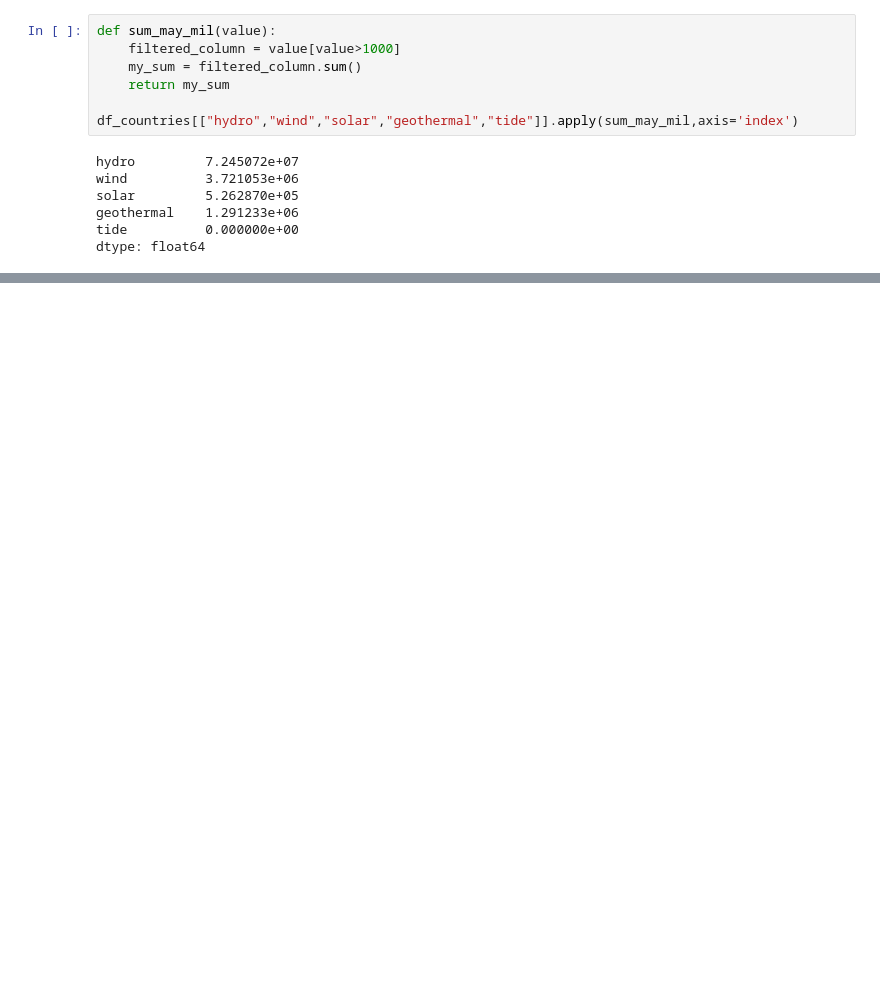
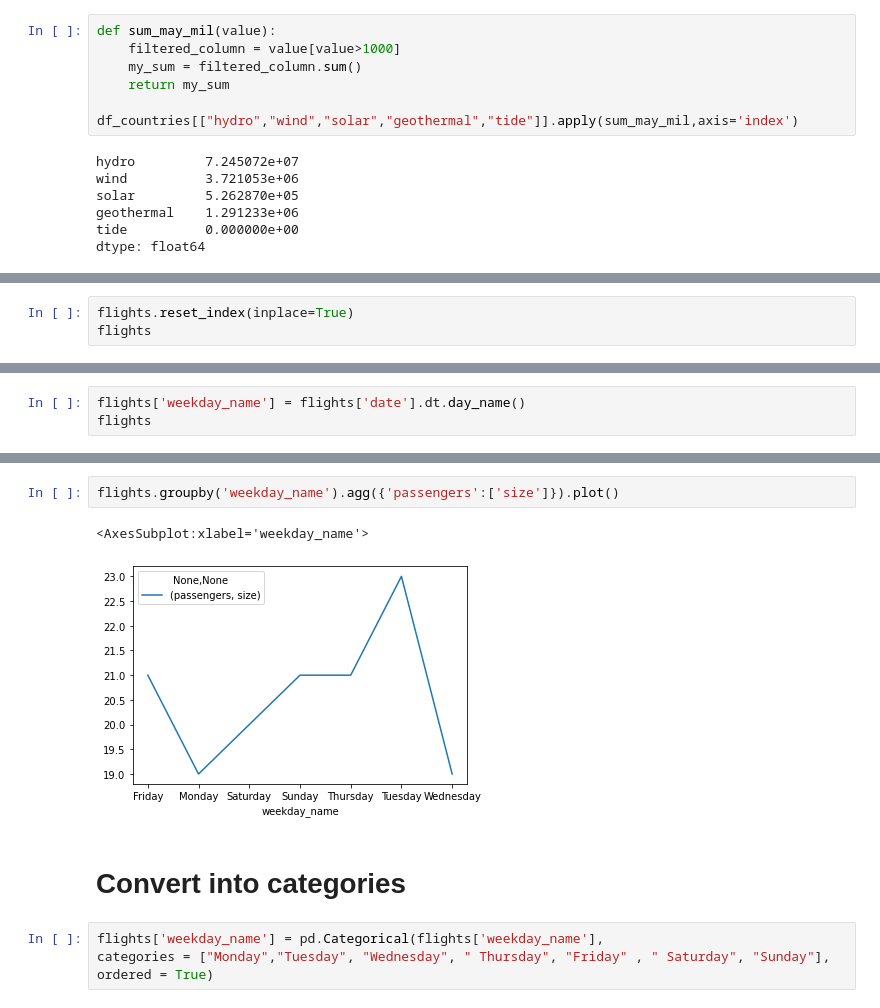
Before and after one commit to juanpaat/Python-for-Data-Analysts-and-Data-Scientists, a Jupyter notebook: DataFrame Manipulation.ipynb, the cells around one changed output, grey strips where cells are left out. Cells and saved outputs as stored; diff of their text form; blank space fills up the shorter version.

```diff
--- a/DataFrame Manipulation.ipynb
+++ b/DataFrame Manipulation.ipynb
@@ -1079,0 +1637,3 @@ dtype: float64
+# %%
+flights.reset_index(inplace=True)
+flights
@@ -1079,0 +1654,3 @@ dtype: float64
+# %%
+flights['weekday_name'] = flights['date'].dt.day_name()
+flights
@@ -1079,0 +1684,11 @@ dtype: float64
+# %%
+flights.groupby('weekday_name').agg({'passengers':['size']}).plot()
+# %% [output]
+<AxesSubplot:xlabel='weekday_name'>
+[figure, added]
+# %% [markdown]
+# Convert into categories
+# %%
+flights['weekday_name'] = pd.Categorical(flights['weekday_name'],
+categories = ["Monday","Tuesday", "Wednesday", " Thursday", "Friday" , " Saturday", "Sunday"],
+ordered = True)
```
Also changed, not shown: parts of 106 cells of this notebook, 4 other files.
